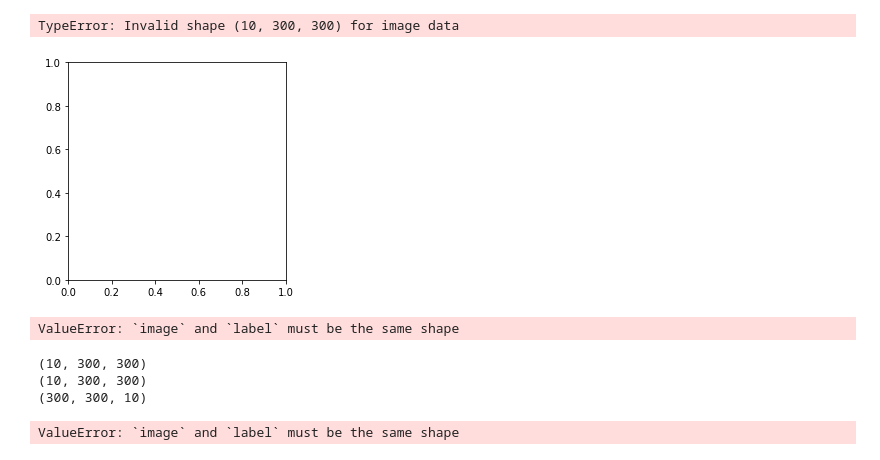
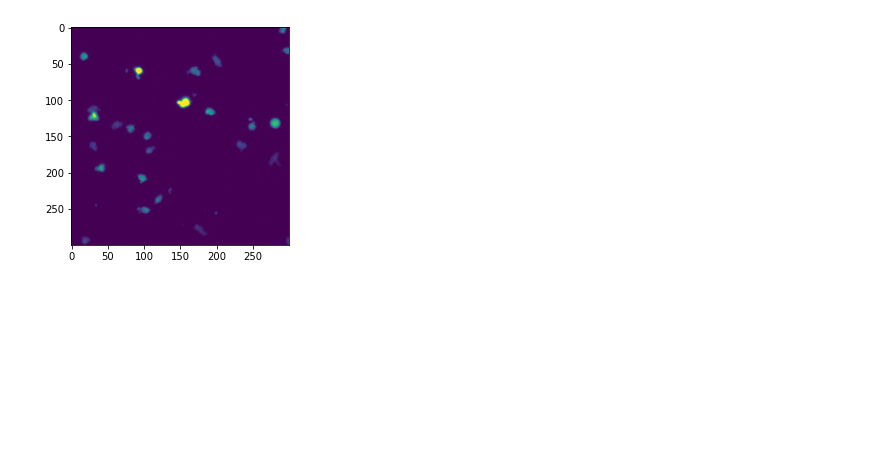
Before and after one commit to bioimage-informatics/Segmentation_tools, a Jupyter notebook: segmentation_by_image_processing.ipynb, the cells around one changed output. Drawn from its saved outputs; the diff is of its cells as text; code cells hidden in the pictures; blank space fills up the shorter version.

```diff
--- a/segmentation_by_image_processing.ipynb
+++ b/segmentation_by_image_processing.ipynb
@@ -1,18 +1,20 @@
 # %%
 from tifffile import imread
 
 img = imread('./Sample/image.tif')
 # img = img[0,:,:]
 
 # 画像の表示
 %matplotlib inline
 import matplotlib.pyplot as plt
 fig = plt.figure()
 ax = fig.add_subplot(111)
-ax.imshow(img)
+try:
+    ax.imshow(img)
+except:
+    ax.imshow(img[0])
 # %% [output]
-TypeError: Invalid shape (10, 300, 300) for image data
-[figure, old version]
+[figure, new version]
 # %%
 # Segmentation
 
@@ -41,7 +43,7 @@ large = area_opening(bw, area_threshold=50)
 # Local maxima
 dist = ndi.distance_transform_edt(large)
 # max_coords = peak_local_max(dist, footprint=np.ones((3, 3)))
-max_coords = peak_local_max(dist, min_distance=5)
+max_coords = peak_local_max(dist, min_distance=5, exclude_border=0)
 local_maxima = np.zeros_like(dist, dtype=bool)
 local_maxima[tuple(max_coords.T)] = True
 
@@ -50,15 +52,22 @@ markers = ndi.label(local_maxima)[0]
 wat = watershed(-dist, markers, mask=large, watershed_line=True)
 
 # 元画像にOverlap
-
-color_labels = label2rgb(wat, img, alpha=0.4, bg_label=0)
+if img.ndim==2:
+    color_labels = label2rgb(wat, img, alpha=0.4, bg_label=0)
+else:
+    color_labels = np.zeros(img.shape + (3,)) # カラー画像なので、最後に３次元追加。tupleの連結。
+    for z in range(0, img.shape[0]):
+        color_labels[z,:,:] = label2rgb(wat[z,:,:], img[z,:,:], alpha=0.4, bg_label=0)
 
 # propsでラベル
 lab = label(wat)
 props = regionprops(lab)
 lab = np.float32(lab)
 for i, prop in enumerate(props):
-    lab[lab==i+1] = prop.solidity # 注意：i+1にする
+    try:
+        lab[lab==i+1] = prop.solidity # 注意：i+1にする
+    except:
+        lab[lab==i+1] = 1 # solidityの場合、１つのZ面でしか検出されていないと計算できない
 
 
 # test chan_vese
@@ -81,20 +90,6 @@ for i, prop in enumerate(props):
 # contours = find_contours(bw_large, 0.5)
 # contours = np.uint8(np.concatenate(contours))
 # test2 = active_contour(img, contours, w_edge=0, w_line=1)
-# %% [output]
-ValueError: `image` and `label` must be the same shape
-# %%
-print(wat.shape)
-print(img.shape)
-img_shift = np.moveaxis(img, 0, 2)
-wat_shift = np.moveaxis(wat, 0, 2)
-print(img_shift.shape)
-color_labels = label2rgb(wat_shift, img_shift, alpha=0.4, bg_label=0)
-# %% [output]
-(10, 300, 300)
-(10, 300, 300)
-(300, 300, 10)
-ValueError: `image` and `label` must be the same shape
 # %%
 # 画像の表示
 %matplotlib inline
```
Also changed, not shown: parts of 1 cell of this notebook.
